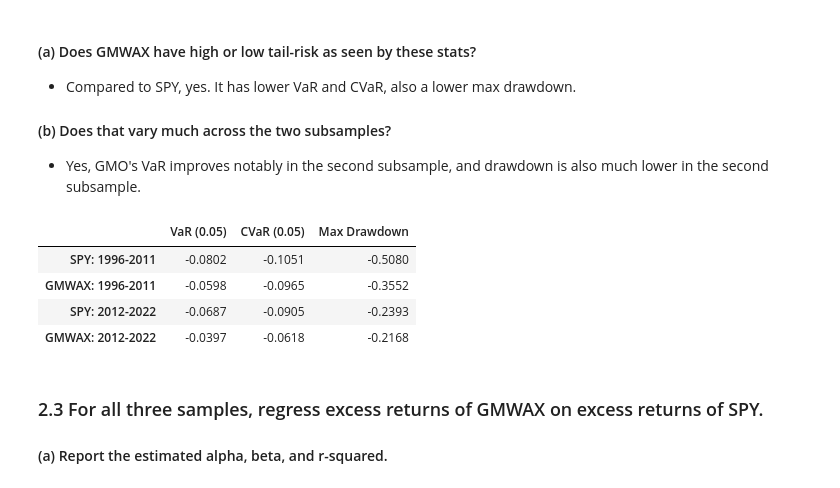
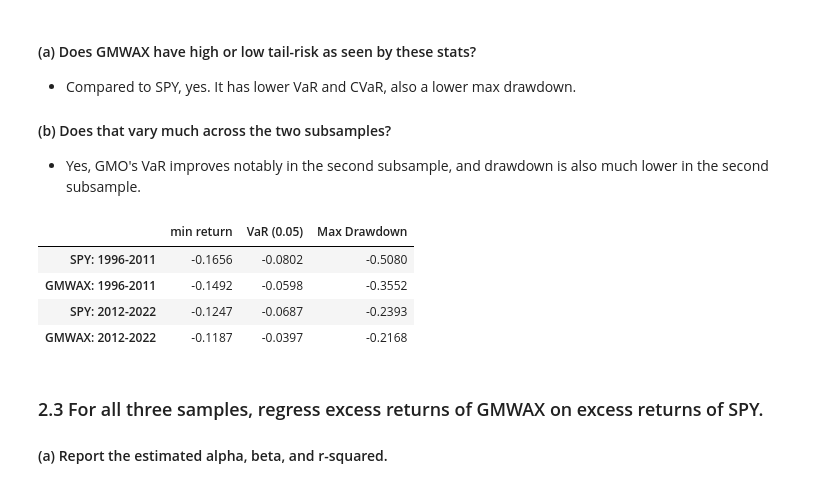
Before and after one commit to Zixin730/finm-portfolio-2022, a Jupyter notebook: homework/hw7.ipynb, the cells around one changed output. Cells and saved outputs as stored; diff of their text form; code cells hidden in the pictures.

```diff
--- a/homework/hw7.ipynb
+++ b/homework/hw7.ipynb
@@ -40,27 +40,19 @@ def sub_summarize(df, year_list, annualize=12):
     res.index = pd.Series([repr(y)[1:-1] for y in year_list])
     return res
 # %%
-def tailMetrics(returns, ret, quantile=.05, relative=False):
+def tailMetrics(ret_ex, ret, quantile=.05):
 
     # returns: excess return
     # ret: total return
     metrics = pd.DataFrame(index=ret.columns)
 
-    VaR = returns.quantile(quantile)
-    CVaR = (returns[returns < returns.quantile(quantile)]).mean()
-
-    if relative:
-        VaR /= returns.std()
-        CVaR /= returns.std()
-
-    metrics[f'VaR ({quantile})'] = VaR
-    metrics[f'CVaR ({quantile})'] = CVaR
+    metrics["min return"] = ret_ex.min()
+    metrics[f'VaR ({quantile})'] = ret_ex.quantile(quantile)
 
     cum_ret = (1 + ret).cumprod()
     rolling_max = cum_ret.cummax()  # cummax function
     drawdown = (cum_ret - rolling_max) / rolling_max
-    max_drawdown = drawdown.min()
-    metrics['Max Drawdown'] = max_drawdown
+    metrics['Max Drawdown'] = drawdown.min()
 
     return metrics
 # %%
@@ -148,20 +133,20 @@ tailMetrics(ret_ex, ret.dropna(), quantile=.05, relative=False)
 # %%
 sub1_ex, sub1_ret = ret_ex[:"2011"].dropna(), ret[:"2011"].dropna()
 sub2_ex, sub2_ret = ret_ex["2012": "2022"], ret["2012": "2022"]
 sub1 = tailMetrics(sub1_ex, sub1_ret,
-                   quantile=.05, relative=False)
+                   quantile=.05)
 sub2 = tailMetrics(sub2_ex, sub2_ret,
-                   quantile=.05, relative=False)
+                   quantile=.05)
 tail1 = pd.concat([sub1, sub2])
 tail1.index = ["SPY: 1996-2011", "GMWAX: 1996-2011",
                "SPY: 2012-2022", "GMWAX: 2012-2022"]
 tail1
 # %% [output]
-|  | VaR (0.05) | CVaR (0.05) | Max Drawdown |
-| SPY: 1996-2011 | -0.0802 | -0.1051 | -0.5080 |
-| GMWAX: 1996-2011 | -0.0598 | -0.0965 | -0.3552 |
-| SPY: 2012-2022 | -0.0687 | -0.0905 | -0.2393 |
-| GMWAX: 2012-2022 | -0.0397 | -0.0618 | -0.2168 |
+|  | min return | VaR (0.05) | Max Drawdown |
+| SPY: 1996-2011 | -0.1656 | -0.0802 | -0.5080 |
+| GMWAX: 1996-2011 | -0.1492 | -0.0598 | -0.3552 |
+| SPY: 2012-2022 | -0.1247 | -0.0687 | -0.2393 |
+| GMWAX: 2012-2022 | -0.1187 | -0.0397 | -0.2168 |
 # %% [markdown]
 ### 2.3 For all three samples, regress excess returns of GMWAX on excess returns of SPY.
 
```
Also changed, not shown: parts of 21 cells of this notebook.
